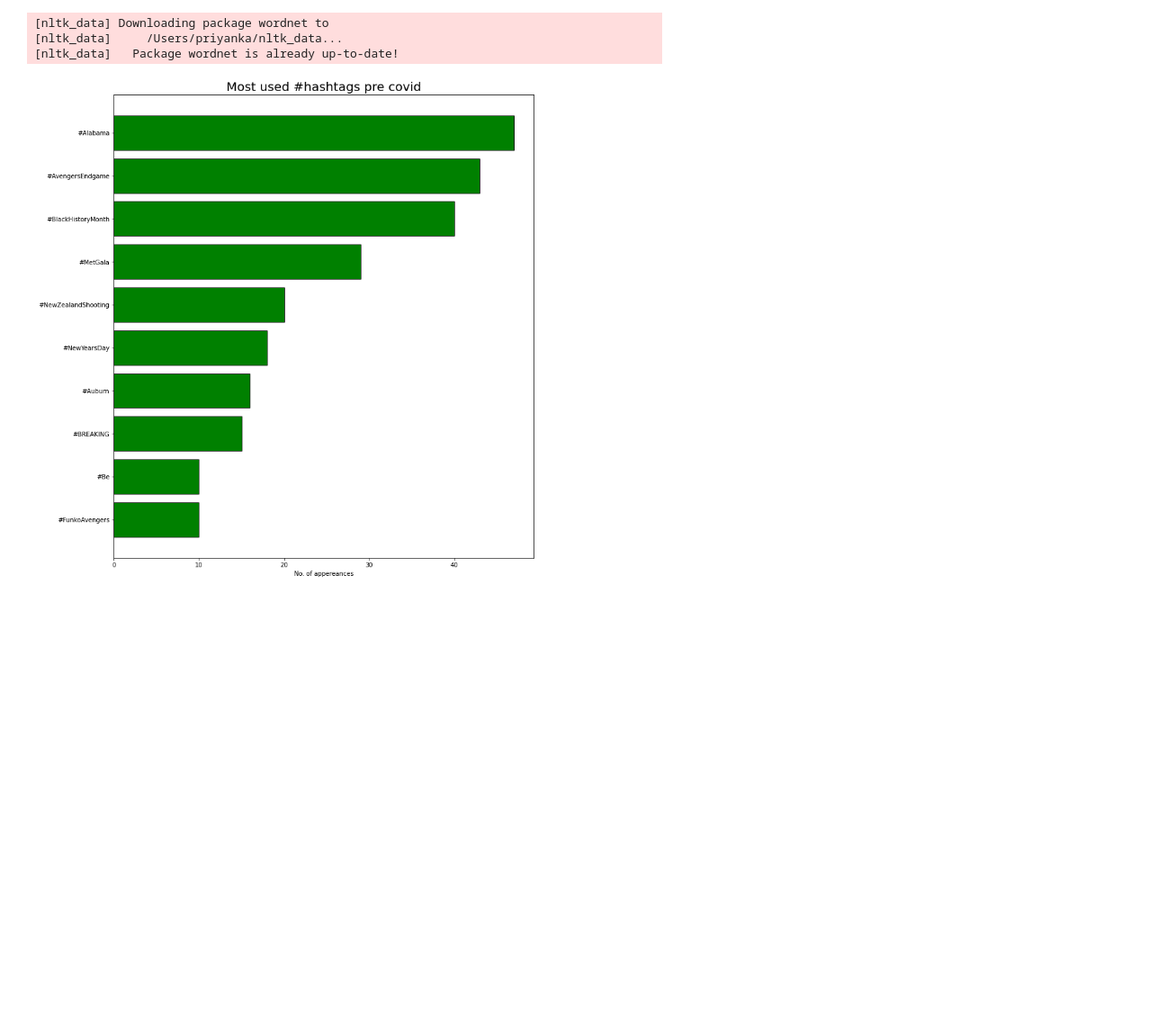
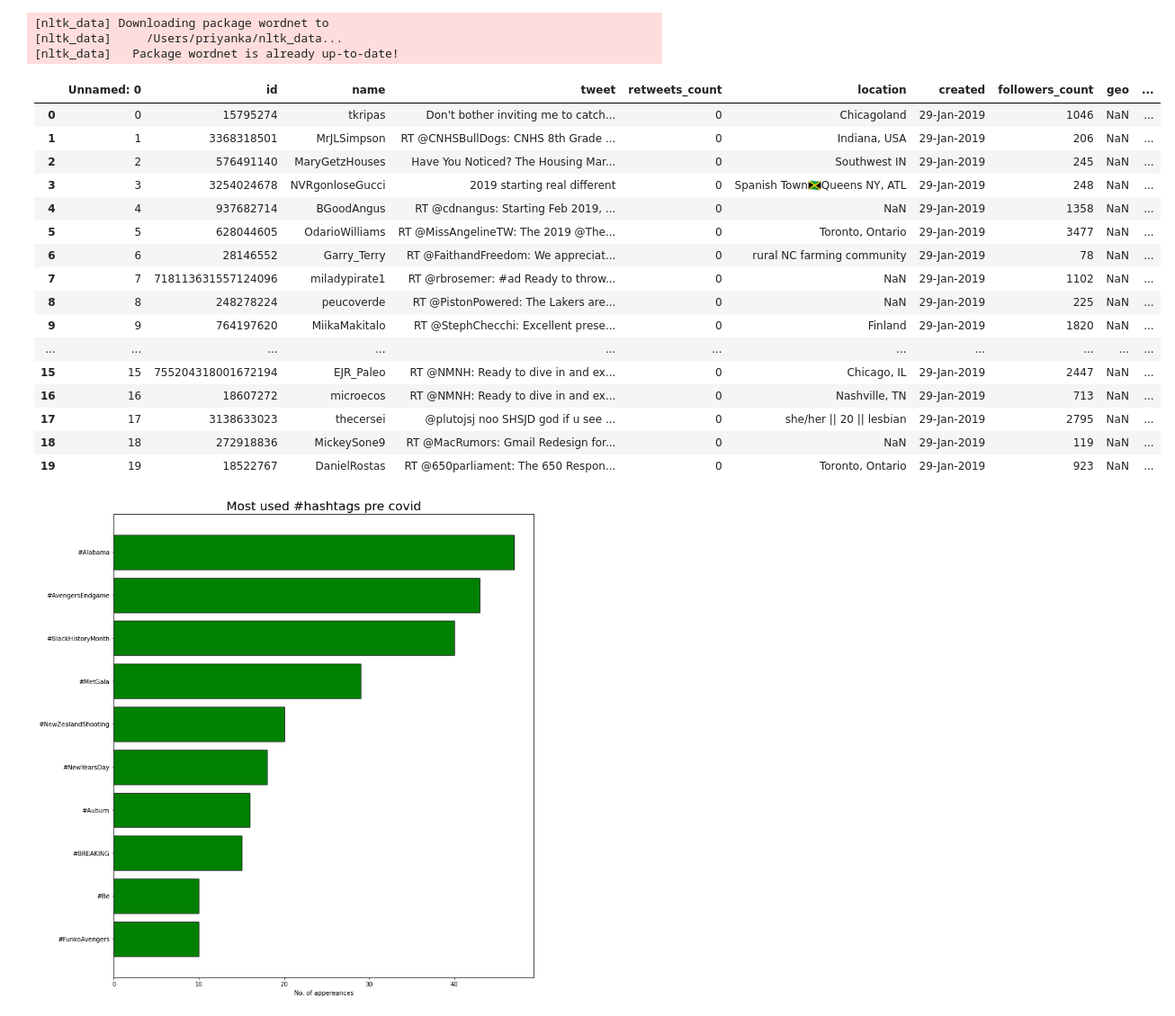
Before and after one commit to revanth802/CMPE-255-FA2020-Team6, a Jupyter notebook: Notebook.ipynb, the cells around one changed output. Shown: that part at 90% size. Saved outputs shown, nothing was run; the diff lists cells and outputs as text; code cells hidden in the pictures; blank space fills up the shorter version.

Commit message:
Extracted text for Hashtags

```diff
--- a/Notebook.ipynb
+++ b/Notebook.ipynb
@@ -185,6 +185,37 @@ def preprocessing(df):
 # %%
 precovid_df= pd.read_csv(open('2019Tweets Jan - May 550.csv','rU',encoding='utf-8'), sep='\t', engine='c')
 covid_timeline= pd.read_csv(open('2020Tweets Random - 200.csv','rU',encoding='utf-8'), sep='\t', engine='c')
+# %%
+def cleaned_hashtags(x):
+    y = x.split(',')
+    tags = []
+    for tag in y:
+        if tag.find('text') != -1:
+            tags.append(tag.split(':')[-1].strip(' ').strip('\''))
+    return ' '.join(tags)
+# %%
+precovid_df['hashtags'] = precovid_df['hashtags'].apply(lambda x : cleaned_hashtags(x))
+covid_timeline['hashtags'] = covid_timeline['hashtags'].apply(lambda x : cleaned_hashtags(x))
+# %%
+precovid_df.head(20)
+# %% [output]
+|  | Unnamed: 0 | id | name | tweet | retweets_count | location | created | followers_count | geo | ... |
+| 0 | 0 | 15795274 | tkripas | Don't bother inviting me to catch... | 0 | Chicagoland | 29-Jan-2019 | 1046 | NaN | ... |
+| 1 | 1 | 3368318501 | MrJLSimpson | RT @CNHSBullDogs: CNHS 8th Grade ... | 0 | Indiana, USA | 29-Jan-2019 | 206 | NaN | ... |
+| 2 | 2 | 576491140 | MaryGetzHouses | Have You Noticed? The Housing Mar... | 0 | Southwest IN | 29-Jan-2019 | 245 | NaN | ... |
+| 3 | 3 | 3254024678 | NVRgonloseGucci | 2019 starting real different | 0 | Spanish Town🇯🇲Queens NY, ATL | 29-Jan-2019 | 248 | NaN | ... |
+| 4 | 4 | 937682714 | BGoodAngus | RT @cdnangus: Starting Feb 2019, ... | 0 | NaN | 29-Jan-2019 | 1358 | NaN | ... |
+| 5 | 5 | 628044605 | OdarioWilliams | RT @MissAngelineTW: The 2019 @The... | 0 | Toronto, Ontario | 29-Jan-2019 | 3477 | NaN | ... |
+| 6 | 6 | 28146552 | Garry_Terry | RT @FaithandFreedom: We appreciat... | 0 | rural NC farming community | 29-Jan-2019 | 78 | NaN | ... |
+| 7 | 7 | 718113631557124096 | miladypirate1 | RT @rbrosemer: #ad Ready to throw... | 0 | NaN | 29-Jan-2019 | 1102 | NaN | ... |
+| 8 | 8 | 248278224 | peucoverde | RT @PistonPowered: The Lakers are... | 0 | NaN | 29-Jan-2019 | 225 | NaN | ... |
+| 9 | 9 | 764197620 | MiikaMakitalo | RT @StephChecchi: Excellent prese... | 0 | Finland | 29-Jan-2019 | 1820 | NaN | ... |
+| ... | ... | ... | ... | ... | ... | ... | ... | ... | ... | ... |
+| 15 | 15 | 755204318001672194 | EJR_Paleo | RT @NMNH: Ready to dive in and ex... | 0 | Chicago, IL | 29-Jan-2019 | 2447 | NaN | ... |
+| 16 | 16 | 18607272 | microecos | RT @NMNH: Ready to dive in and ex... | 0 | Nashville, TN | 29-Jan-2019 | 713 | NaN | ... |
+| 17 | 17 | 3138633023 | thecersei | @plutojsj noo SHSJD god if u see ... | 0 | she/her || 20 || lesbian | 29-Jan-2019 | 2795 | NaN | ... |
+| 18 | 18 | 272918836 | MickeySone9 | RT @MacRumors: Gmail Redesign for... | 0 | NaN | 29-Jan-2019 | 119 | NaN | ... |
+| 19 | 19 | 18522767 | DanielRostas | RT @650parliament: The 650 Respon... | 0 | Toronto, Ontario | 29-Jan-2019 | 923 | NaN | ... |
 # %%
 def find_top_n_hashtags(df, n):
     tags = []
```
